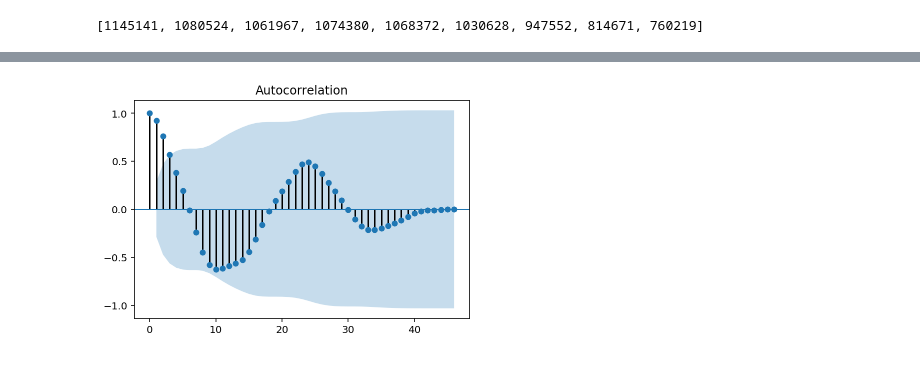
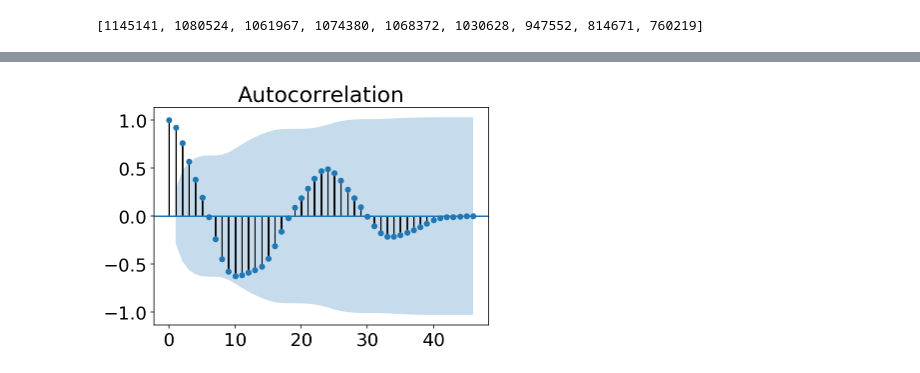
Before and after one commit to xuan-li/CSE-544-Project, a Jupyter notebook: DataTime.ipynb, the cells around one changed output, grey strips where cells are left out. Drawn from its saved outputs; the diff is of its cells as text; code cells hidden in the pictures.

```diff
--- a/DataTime.ipynb
+++ b/DataTime.ipynb
@@ -124,9 +34,0 @@ count
-# %%
-weekend_passed_hour=list(filter(lambda x:x//24>=1 and x//24<=2,passed_hour))
-weekend_passed_hour=np.array(weekend_passed_hour)
-count=list(Counter(weekend_passed_hour).items())
-count=sorted(count, key=lambda x:x[0])
-x,y=[],[]
-for xx,yy in count:
-    x.append(xx)
-    y.append(yy)
@@ -156,12 +34,0 @@ Ttest_indResult(statistic=0.7759791187180155, pvalue=0.43999370382190195)
-# %%
-weekday=[]
-weekend=[]
-for i in range(0,33):
-    x=day_count[i][0]
-    ##print(x)
-    y=day_count[i][1]
-    ##print(y)
-    if x%7==4 or x%7==5:
-        weekend.append(y)
-    else:
-        weekday.append(y)
@@ -215,7 +57,10 @@ def update_sorted_by_access(dictionary):
     tuples = [(index, dictionary[index]) for index in dictionary.keys()]
     return sorted(tuples, key = lambda x: x[0])
 # %%
+
+matplotlib.rcParams.update({'font.size': 18})
 series = update_sorted_by_access(access_by_hour)
-plt.figure(figsize=(20,6))
+plt.figure(figsize=(10,6))
+plt.title('#visiting vs passed hour')
 plt.plot(range(len(series)),[data[1] for data in series])
 # %% [output]
@@ -312,3 +161,6 @@ passed_hour[1:10]
 access_per_hour[1:10]
 # %% [output]
 [1145141, 1080524, 1061967, 1074380, 1068372, 1030628, 947552, 814671, 760219]
+# %%
+import matplotlib
+matplotlib.rcParams.update({'font.size': 18})
@@ -315,7 +172,8 @@ access_per_hour[1:10]
 # %%
 #From acf plot, we can easily see the periodic effect
+matplotlib.rcParams.update({'font.size': 18})
 time_series = access_per_hour[1:48]
 time_series = time_series - np.mean(time_series)
 plot_acf(time_series,alpha=0.05, use_vlines=True).show()
 # %% [output]
-[figure, old version]
+[figure, new version]
```
Also changed, not shown: parts of 54 cells of this notebook, 30 other files.
